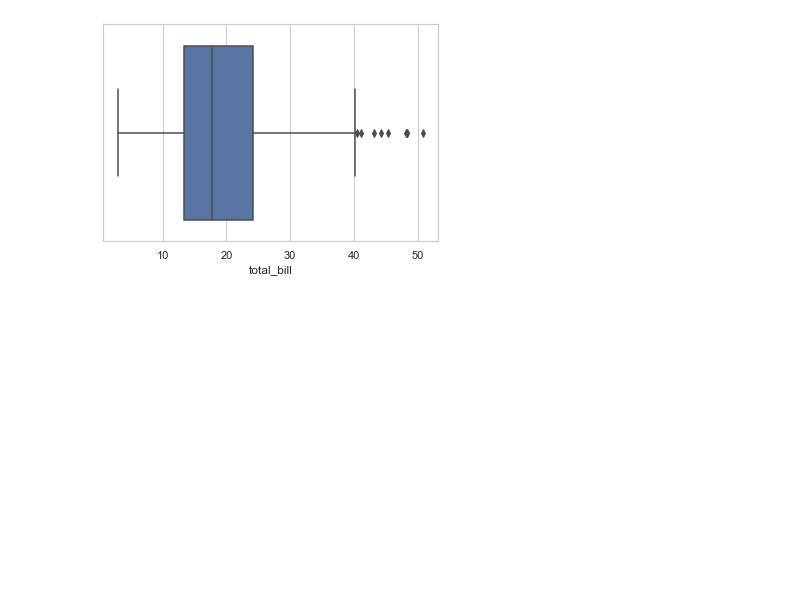
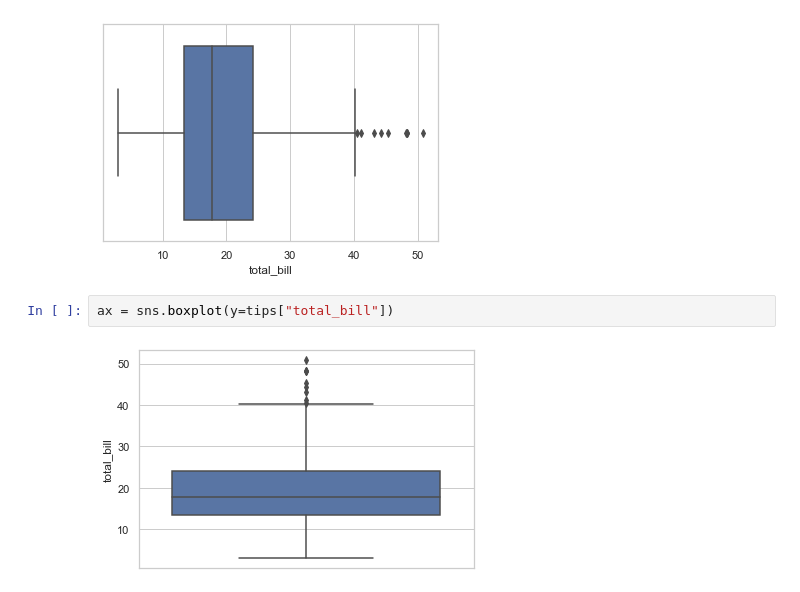
Before and after one commit to lnbalon/mab2133, a Jupyter notebook: lecture_notes/data_visualization.ipynb, the cells around one changed output. Drawn from its saved outputs; the diff is of its cells as text; blank space fills up the shorter version.

```diff
--- a/lecture_notes/data_visualization.ipynb
+++ b/lecture_notes/data_visualization.ipynb
@@ -21,3 +21,7 @@ tips.head()
 ax = sns.boxplot(x=tips["total_bill"])
 # %% [output]
 [figure]
+# %%
+ax = sns.boxplot(y=tips["total_bill"])
+# %% [output]
+[figure, added]
```
Also changed, not shown: parts of 4 cells of this notebook.
